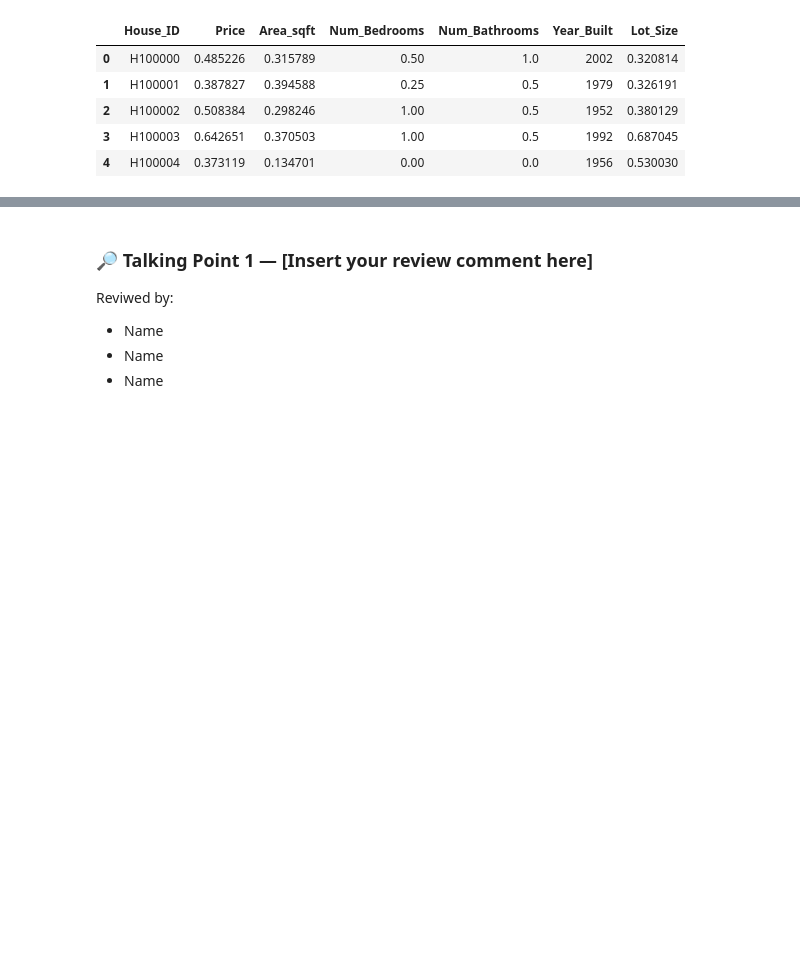
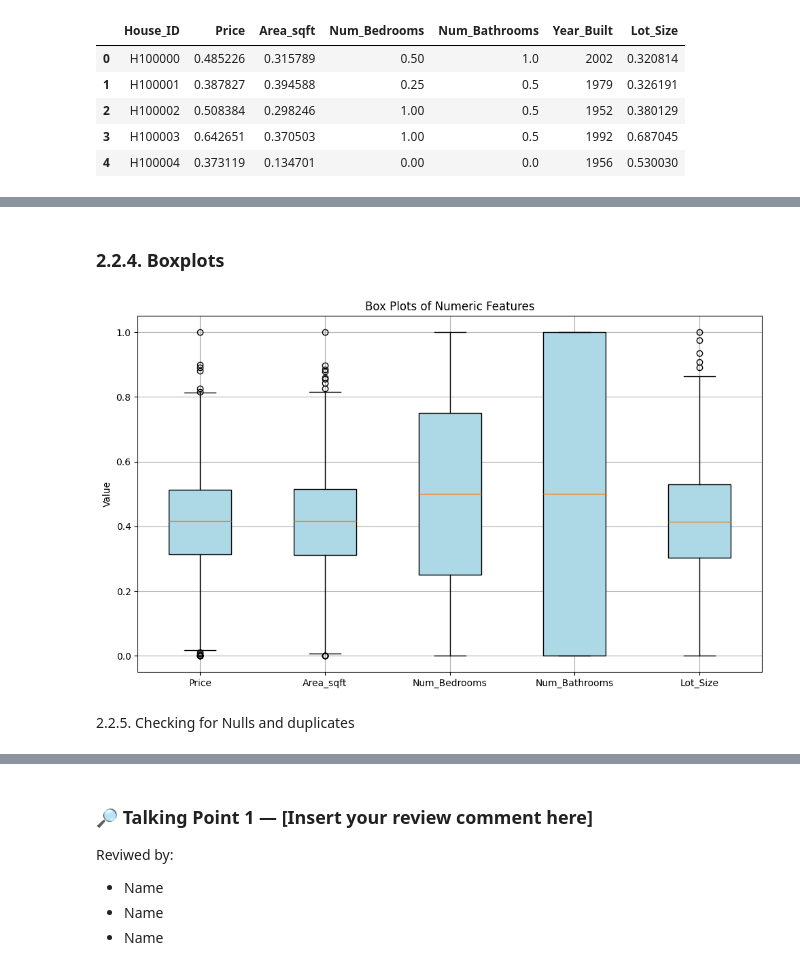
Before and after one commit to Eris-Leksi/min-max-normaliztion-workshop, a Jupyter notebook: MinMax_Normalization_Workshop.ipynb, the cells around one changed output, grey strips where cells are left out. Saved outputs shown, nothing was run; the diff lists cells and outputs as text; code cells hidden in the pictures; blank space fills up the shorter version.

```diff
--- a/MinMax_Normalization_Workshop.ipynb
+++ b/MinMax_Normalization_Workshop.ipynb
@@ -159,0 +229,18 @@ df.head()
+# %% [markdown]
+### 2.2.4. Boxplots
+# %%
+numeric_columns = ['Price', 'Area_sqft', 'Num_Bedrooms', 'Num_Bathrooms', 'Lot_Size']
+
+# Box plots for multiple columns
+plt.figure(figsize=(10, 6))
+plt.boxplot([df[col] for col in numeric_columns], labels=numeric_columns, patch_artist=True,
+            boxprops=dict(facecolor='lightblue'))
+plt.title('Box Plots of Numeric Features')
+plt.ylabel('Value')
+plt.grid(True)
+plt.tight_layout()
+plt.show()
+# %% [output]
+[figure, added]
+# %% [markdown]
+2.2.5. Checking for Nulls and duplicates
```
Also changed, not shown: parts of 16 cells of this notebook, 1 other file.
